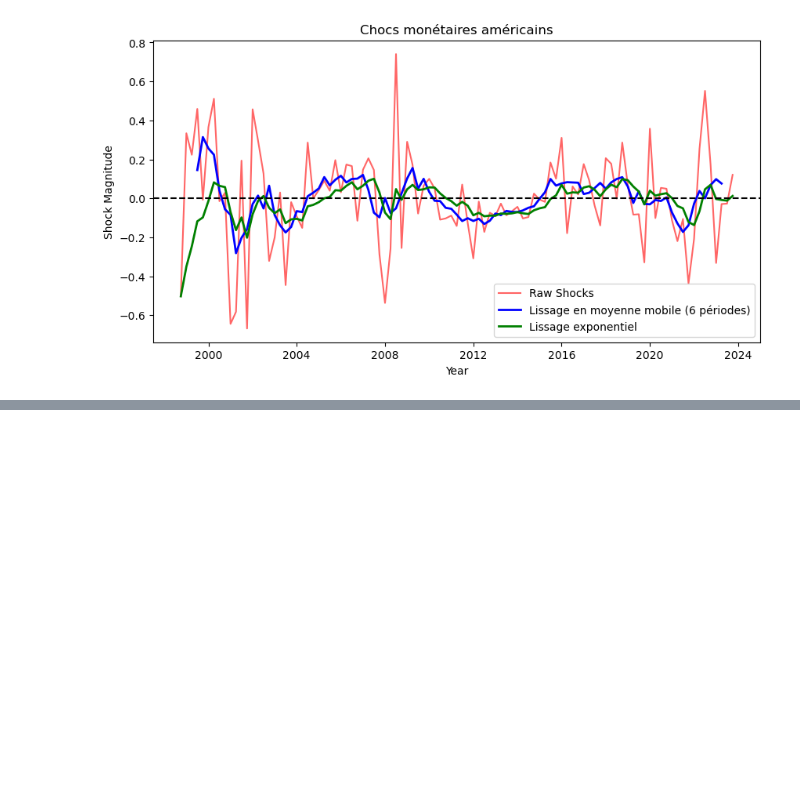
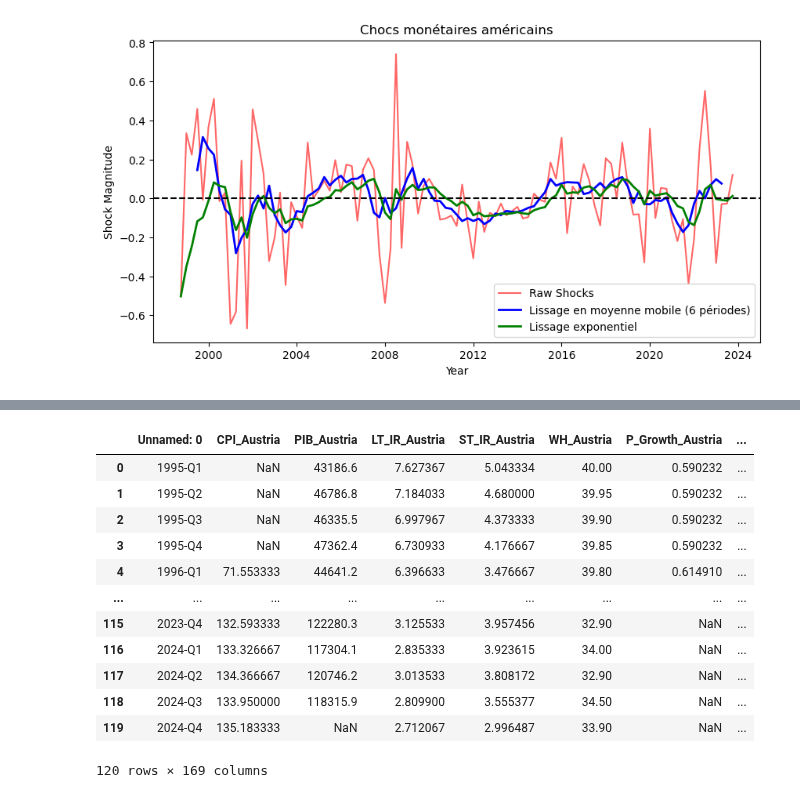
Before and after one commit to enriquealarcon01/Stat-App, a Jupyter notebook: modèle/modèle US.ipynb, the cells around one changed output, grey strips where cells are left out. Saved outputs shown, nothing was run; the diff lists cells and outputs as text; code cells hidden in the pictures; blank space fills up the shorter version.

```diff
--- a/modèle/modèle US.ipynb
+++ b/modèle/modèle US.ipynb
@@ -391,0 +422,4 @@ plt.show()
+# %%
+# import des données
+import pandas as pd
+data=pd.read_excel("../base_de_données_v1.xlsx")
@@ -391,0 +428,16 @@ plt.show()
+# %%
+data
+# %% [output]
+|  | Unnamed: 0 | CPI_Austria | PIB_Austria | LT_IR_Austria | ST_IR_Austria | WH_Austria | P_Growth_Austria | ... |
+| 0 | 1995-Q1 | NaN | 43186.6 | 7.627367 | 5.043334 | 40.00 | 0.590232 | ... |
+| 1 | 1995-Q2 | NaN | 46786.8 | 7.184033 | 4.680000 | 39.95 | 0.590232 | ... |
+| 2 | 1995-Q3 | NaN | 46335.5 | 6.997967 | 4.373333 | 39.90 | 0.590232 | ... |
+| 3 | 1995-Q4 | NaN | 47362.4 | 6.730933 | 4.176667 | 39.85 | 0.590232 | ... |
+| 4 | 1996-Q1 | 71.553333 | 44641.2 | 6.396633 | 3.476667 | 39.80 | 0.614910 | ... |
+| ... | ... | ... | ... | ... | ... | ... | ... | ... |
+| 115 | 2023-Q4 | 132.593333 | 122280.3 | 3.125533 | 3.957456 | 32.90 | NaN | ... |
+| 116 | 2024-Q1 | 133.326667 | 117304.1 | 2.835333 | 3.923615 | 34.00 | NaN | ... |
+| 117 | 2024-Q2 | 134.366667 | 120746.2 | 3.013533 | 3.808172 | 32.90 | NaN | ... |
+| 118 | 2024-Q3 | 133.950000 | 118315.9 | 2.809900 | 3.555377 | 34.50 | NaN | ... |
+| 119 | 2024-Q4 | 135.183333 | NaN | 2.712067 | 2.996487 | 33.90 | NaN | ... |
+120 rows × 169 columns
```
Also changed, not shown: parts of 7 cells of this notebook, 1 other file.
